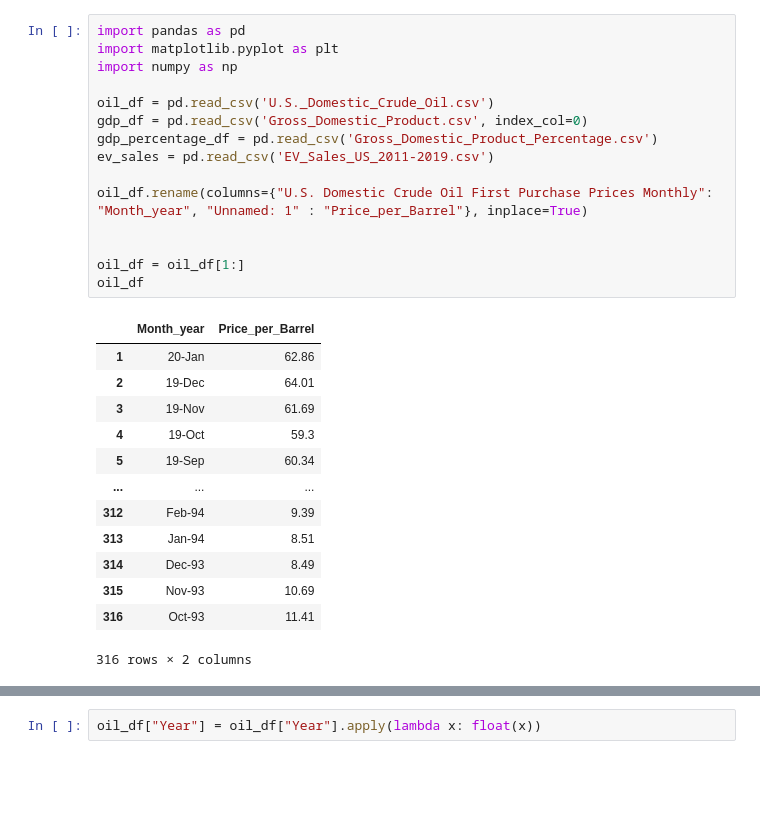
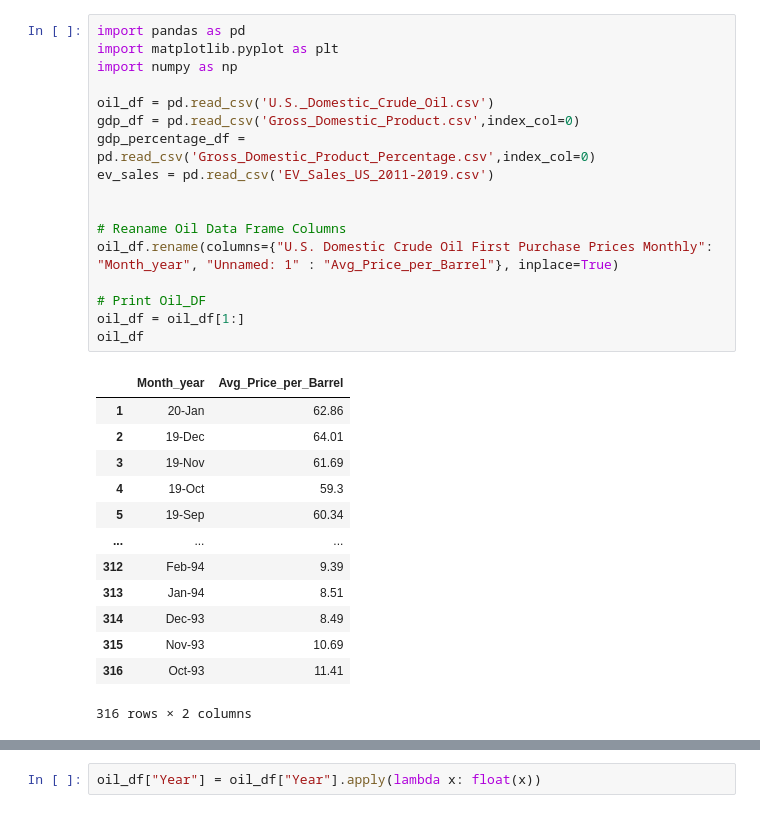
Before and after one commit to ssalguero626/Project-1, a Jupyter notebook: Project-1.ipynb, the cells around one changed output, grey strips where cells are left out. Cells and saved outputs as stored; diff of their text form; blank space fills up the shorter version.

```diff
--- a/Project-1.ipynb
+++ b/Project-1.ipynb
@@ -1,20 +1,22 @@
 # %%
 import pandas as pd
 import matplotlib.pyplot as plt
 import numpy as np
 
 oil_df = pd.read_csv('U.S._Domestic_Crude_Oil.csv')
-gdp_df = pd.read_csv('Gross_Domestic_Product.csv', index_col=0)
-gdp_percentage_df = pd.read_csv('Gross_Domestic_Product_Percentage.csv')
+gdp_df = pd.read_csv('Gross_Domestic_Product.csv',index_col=0)
+gdp_percentage_df = pd.read_csv('Gross_Domestic_Product_Percentage.csv',index_col=0)
 ev_sales = pd.read_csv('EV_Sales_US_2011-2019.csv')
 
-oil_df.rename(columns={"U.S. Domestic Crude Oil First Purchase Prices Monthly": "Month_year", "Unnamed: 1" : "Price_per_Barrel"}, inplace=True)
 
+# Reaname Oil Data Frame Columns
+oil_df.rename(columns={"U.S. Domestic Crude Oil First Purchase Prices Monthly": "Month_year", "Unnamed: 1" : "Avg_Price_per_Barrel"}, inplace=True)
 
+# Print Oil_DF
 oil_df = oil_df[1:]
 oil_df
 # %% [output]
-|  | Month_year | Price_per_Barrel |
+|  | Month_year | Avg_Price_per_Barrel |
 | 1 | 20-Jan | 62.86 |
 | 2 | 19-Dec | 64.01 |
 | 3 | 19-Nov | 61.69 |
```
Also changed, not shown: parts of 46 cells of this notebook.
